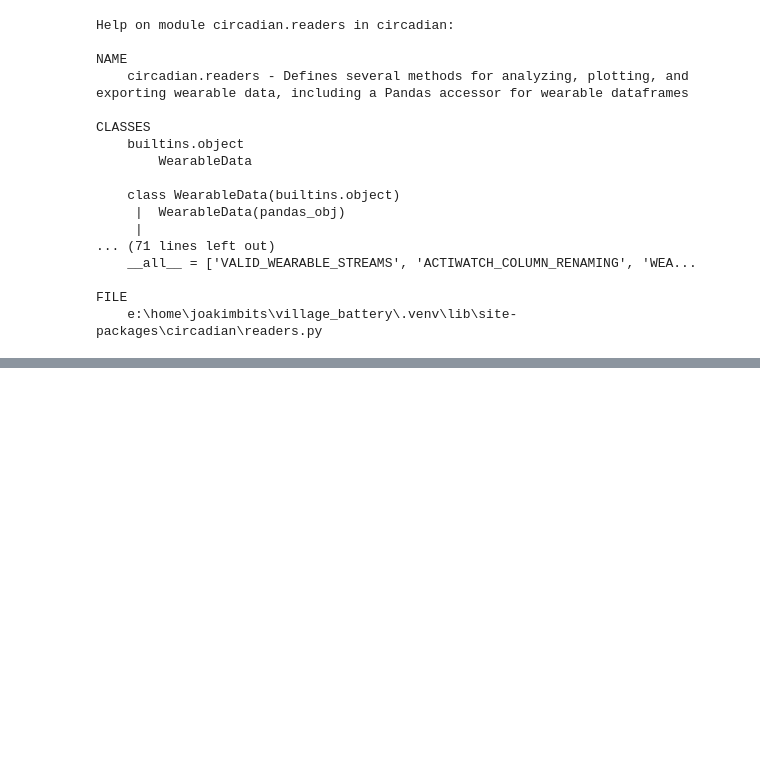
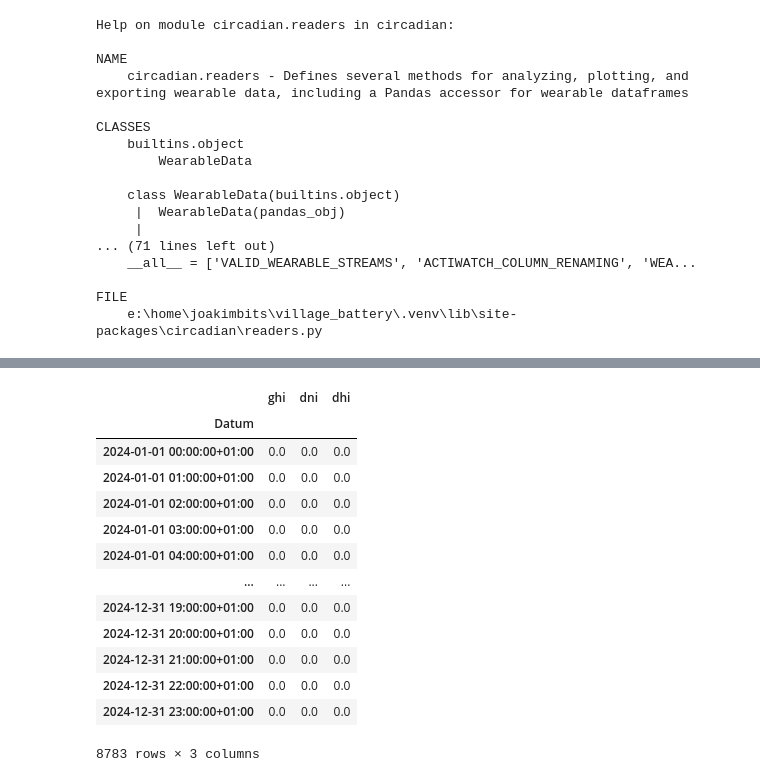
Before and after one commit to emilvk96/village_battery, a Jupyter notebook: solbyn.ipynb, the cells around one changed output, grey strips where cells are left out. Saved outputs shown, nothing was run; the diff lists cells and outputs as text; code cells hidden in the pictures; blank space fills up the shorter version.

```diff
--- a/solbyn.ipynb
+++ b/solbyn.ipynb
@@ -146,0 +171,19 @@ Location(Dalby, Lunds kommun, Skåne län, 240 10, Sverige, (55.6646637, 13.3461
+# %%
+datum = systems.index
+clearsky = site.get_clearsky(datum, model="ineichen")
+clearsky
+# %% [output]
+|  | ghi | dni | dhi |
+| Datum |  |  |  |
+| 2024-01-01 00:00:00+01:00 | 0.0 | 0.0 | 0.0 |
+| 2024-01-01 01:00:00+01:00 | 0.0 | 0.0 | 0.0 |
+| 2024-01-01 02:00:00+01:00 | 0.0 | 0.0 | 0.0 |
+| 2024-01-01 03:00:00+01:00 | 0.0 | 0.0 | 0.0 |
+| 2024-01-01 04:00:00+01:00 | 0.0 | 0.0 | 0.0 |
+| ... | ... | ... | ... |
+| 2024-12-31 19:00:00+01:00 | 0.0 | 0.0 | 0.0 |
+| 2024-12-31 20:00:00+01:00 | 0.0 | 0.0 | 0.0 |
+| 2024-12-31 21:00:00+01:00 | 0.0 | 0.0 | 0.0 |
+| 2024-12-31 22:00:00+01:00 | 0.0 | 0.0 | 0.0 |
+| 2024-12-31 23:00:00+01:00 | 0.0 | 0.0 | 0.0 |
+8783 rows × 3 columns
```
Also changed, not shown: parts of 14 cells of this notebook, 1 other file.
